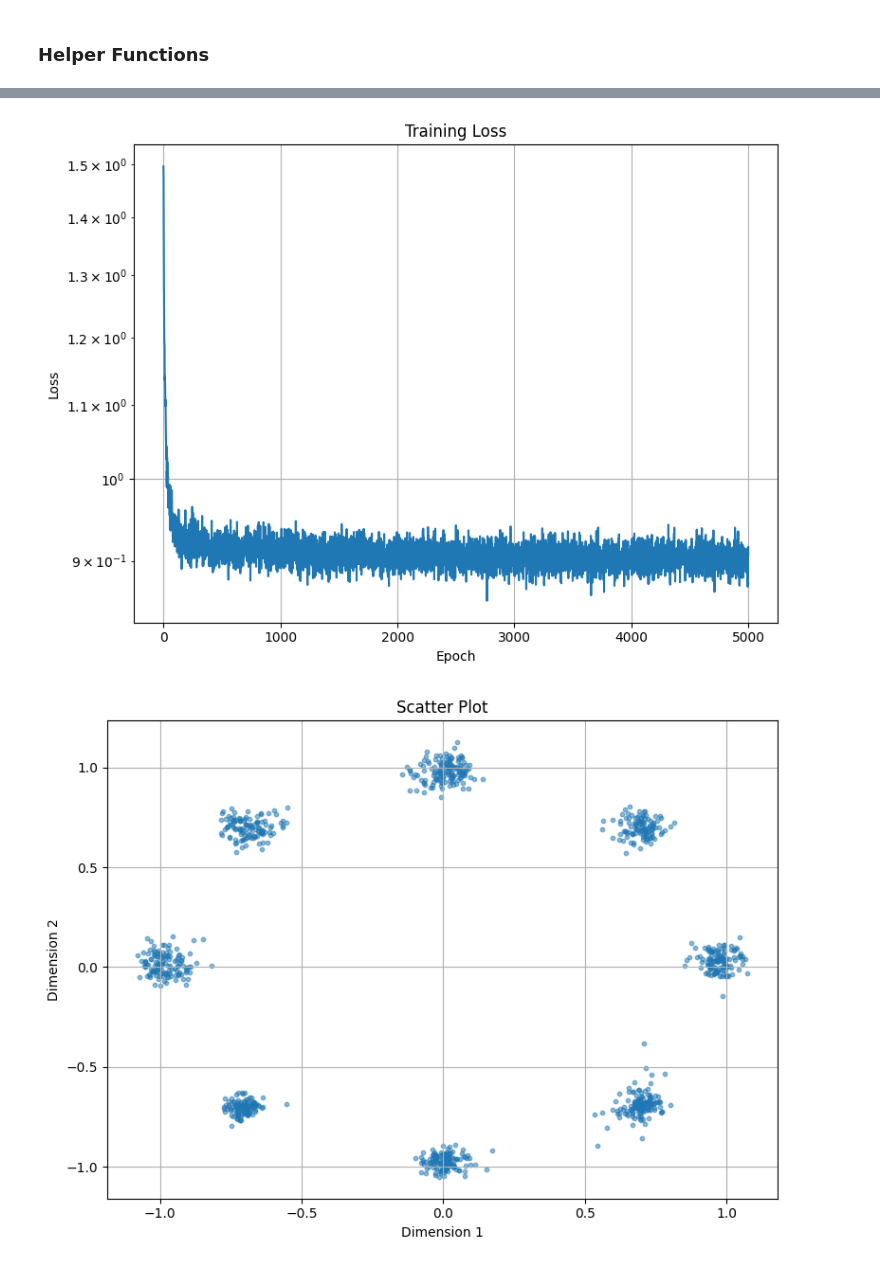
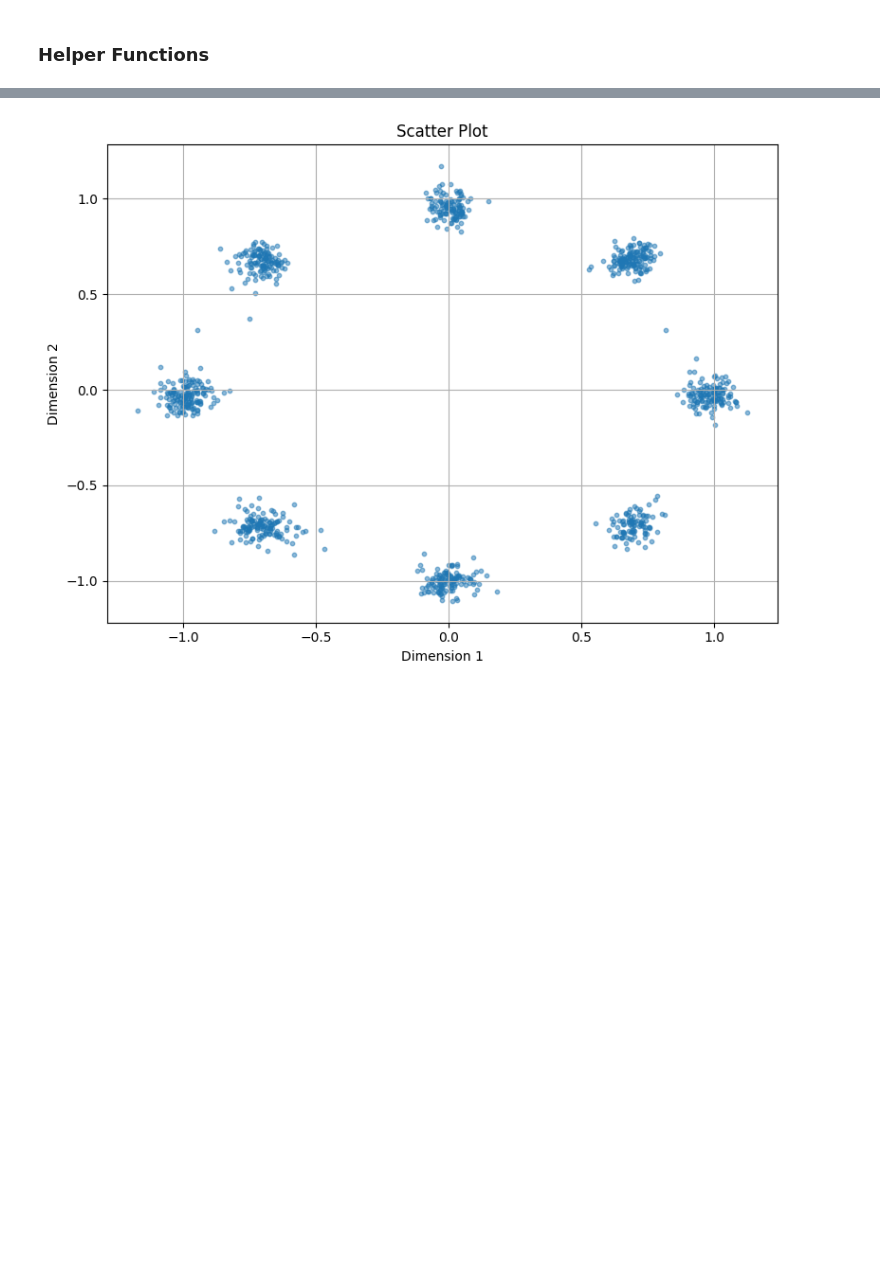
Before and after one commit to arshchawla21/COMP4680-8650-Flowmatching, a Jupyter notebook: part_1.ipynb, the cells around one changed output, grey strips where cells are left out. Cells and saved outputs as stored; diff of their text form; code cells hidden in the pictures; blank space fills up the shorter version.

```diff
--- a/part_1.ipynb
+++ b/part_1.ipynb
@@ -84,17 +86,13 @@ model = JiM(hidden_dim=256, D=2)
 model = model.to(device)
 # Optimiser
 opt = optim.Adam(model.parameters(), lr=1e-3)
-# Max Epochs
-epochs = 5000
+# Train Steps
+train_steps = 25000
 # Denoising steps
 steps = 50
 
 # Train
-loss = []
-for ep in range(epochs):
-    l = train_one_epoch(model, dataloader, opt, device, ep, 500, 'v', 'v')
-    loss.append((ep, l))
-loss_plot(loss)
+loss = train_n_steps(model, dataloader, opt, device, train_steps, 'v', 'v',)
 
 # Generate
 denoiser = Denoiser(model, steps=steps, D=2)
@@ -114,5 +119,4 @@ scatter_plot(out.cpu())
-[figure, old version]
+[figure, new version]
-[figure, removed]
 # %%
 # Dataloader
 dataloader = get_dataloader(name="circles", dim=2, batch_size=1024)
```
Also changed, not shown: parts of 4 cells of this notebook.
